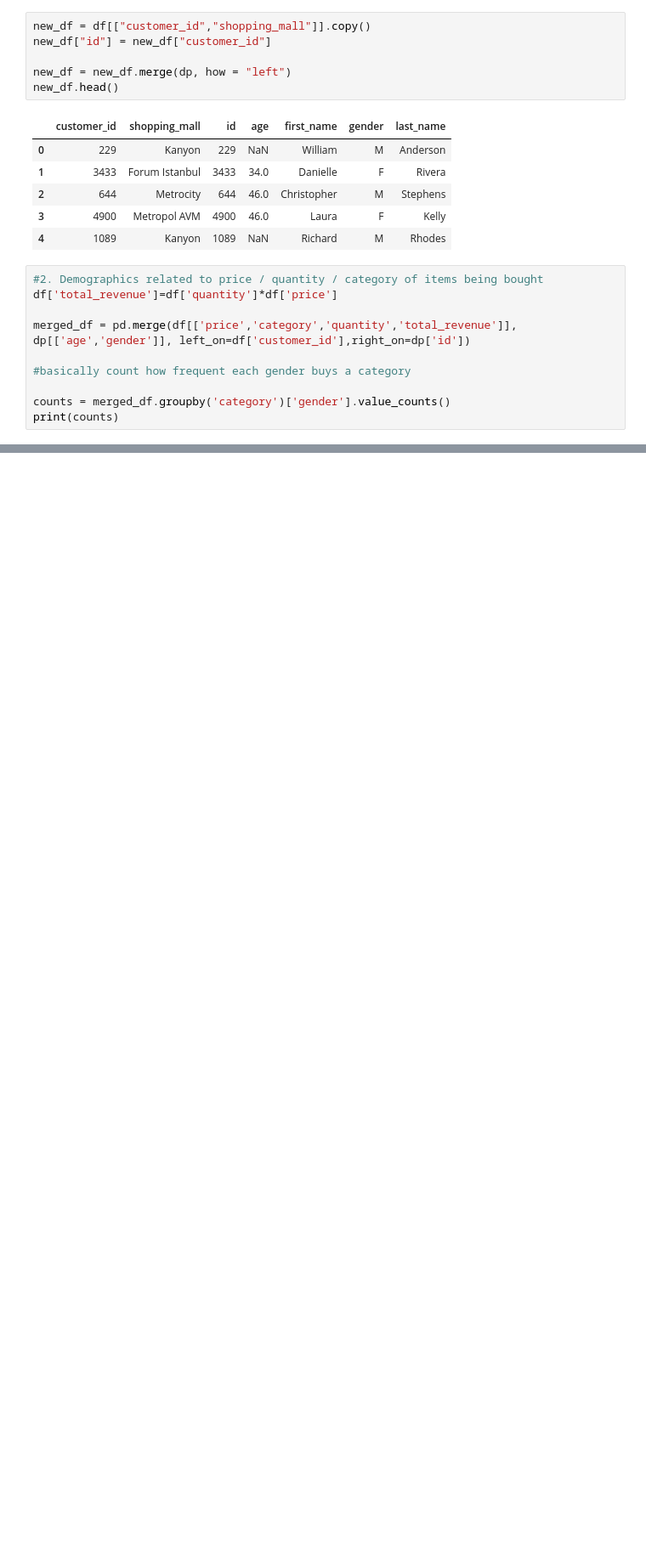
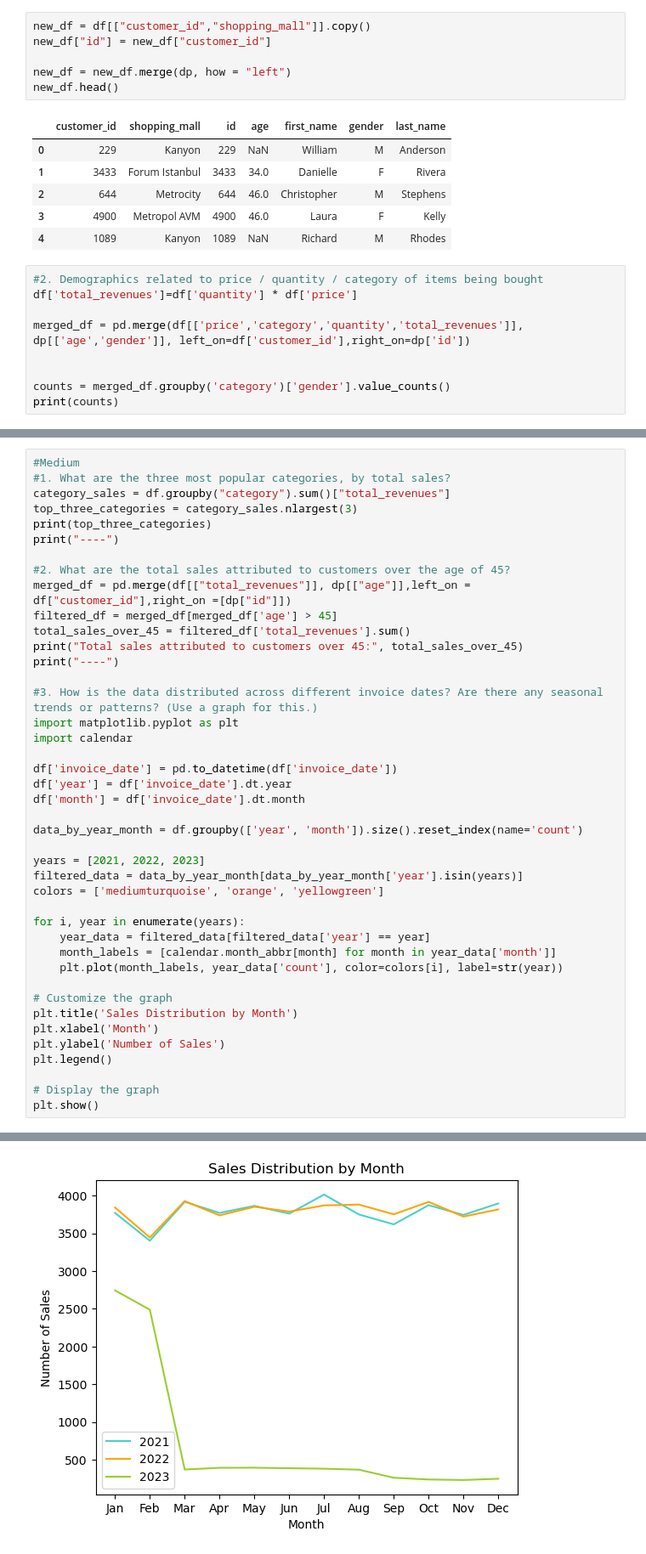
Before and after one commit to teabetita/itmgtK-betita, a Jupyter notebook: sales-data.ipynb, the cells around one changed output, grey strips where cells are left out. Shown at 85% size. Cells and saved outputs as stored; diff of their text form; blank space fills up the shorter version.

```diff
--- a/sales-data.ipynb
+++ b/sales-data.ipynb
@@ -158,11 +156,10 @@ new_df.head()
 | 4 | 1089 | Kanyon | 1089 | NaN | Richard | M | Rhodes |
 # %%
 #2. Demographics related to price / quantity / category of items being bought
-df['total_revenue']=df['quantity']*df['price']
+df['total_revenues']=df['quantity'] * df['price']
 
-merged_df = pd.merge(df[['price','category','quantity','total_revenue']], dp[['age','gender']], left_on=df['customer_id'],right_on=dp['id'])
+merged_df = pd.merge(df[['price','category','quantity','total_revenues']], dp[['age','gender']], left_on=df['customer_id'],right_on=dp['id'])
 
-#basically count how frequent each gender buys a category
 
 counts = merged_df.groupby('category')['gender'].value_counts()
 print(counts)
@@ -248,0 +271,43 @@ print(frequency_table)
+# %%
+#Medium
+#1. What are the three most popular categories, by total sales?
+category_sales = df.groupby("category").sum()["total_revenues"]
+top_three_categories = category_sales.nlargest(3)
+print(top_three_categories)
+print("----")
+
+#2. What are the total sales attributed to customers over the age of 45?
+merged_df = pd.merge(df[["total_revenues"]], dp[["age"]],left_on = df["customer_id"],right_on =[dp["id"]])
+filtered_df = merged_df[merged_df['age'] > 45]
+total_sales_over_45 = filtered_df['total_revenues'].sum()
+print("Total sales attributed to customers over 45:", total_sales_over_45)
+print("----")
+
+#3. How is the data distributed across different invoice dates? Are there any seasonal trends or patterns? (Use a graph for this.)
+import matplotlib.pyplot as plt
+import calendar
+
+df['invoice_date'] = pd.to_datetime(df['invoice_date'])
+df['year'] = df['invoice_date'].dt.year
+df['month'] = df['invoice_date'].dt.month
+
+data_by_year_month = df.groupby(['year', 'month']).size().reset_index(name='count')
+
+years = [2021, 2022, 2023]
+filtered_data = data_by_year_month[data_by_year_month['year'].isin(years)]
+colors = ['mediumturquoise', 'orange', 'yellowgreen']
+
+for i, year in enumerate(years):
+    year_data = filtered_data[filtered_data['year'] == year]
+    month_labels = [calendar.month_abbr[month] for month in year_data['month']]
+    plt.plot(month_labels, year_data['count'], color=colors[i], label=str(year))
+
+# Customize the graph
+plt.title('Sales Distribution by Month')
+plt.xlabel('Month')
+plt.ylabel('Number of Sales')
+plt.legend()
+
+# Display the graph
+plt.show()
+# %% [output]
@@ -249,3 +322,4 @@ print(frequency_table)
+[figure, added]
 # %%
 #Hard
 #1. Create a pivot table showing the breakdown of sales across these dimensions, in this order: category, decade age range (e.g., 10-19, 20-29, and so forth).
```
Also changed, not shown: parts of 16 cells of this notebook, 2 other files.
